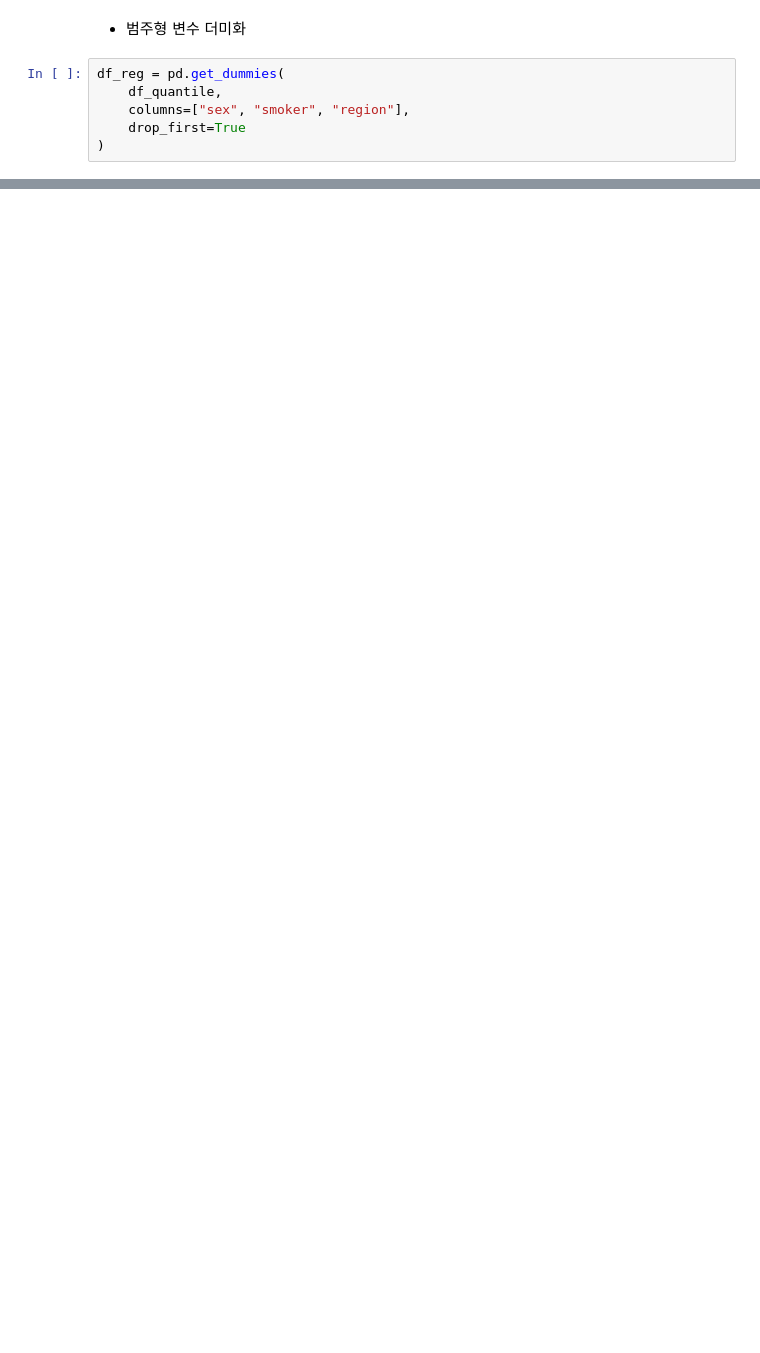
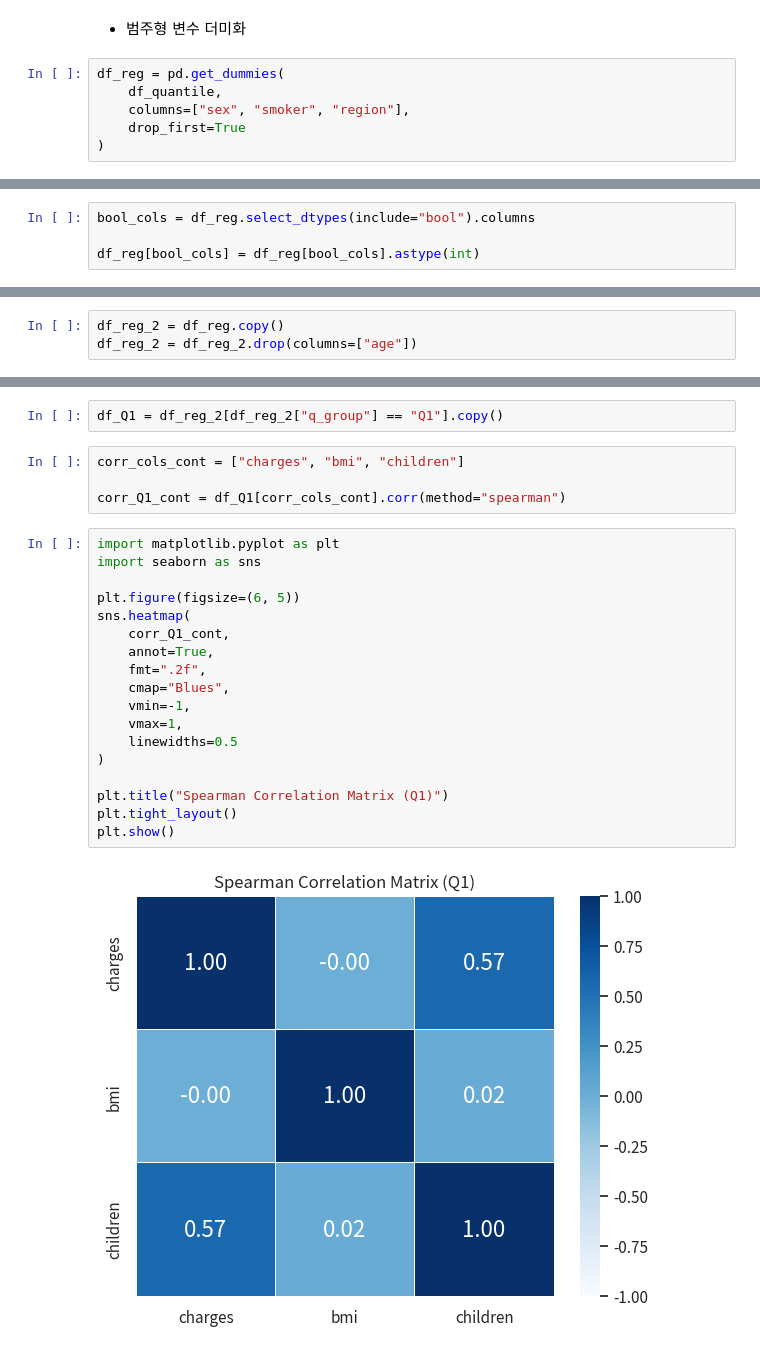
Before and after one commit to BoheeJeong/data_analysis_basic, a Jupyter notebook: 00 캡스톤/조별과제/Insurance 캡스톤 _ 정보희 (추가 미션 진행 260114).ipynb, the cells around one changed output, grey strips where cells are left out. Cells and saved outputs as stored; diff of their text form; blank space fills up the shorter version.

```diff
--- a/00 캡스톤/조별과제/Insurance 캡스톤 _ 정보희 (추가 미션 진행 260114).ipynb
+++ b/00 캡스톤/조별과제/Insurance 캡스톤 _ 정보희 (추가 미션 진행 260114).ipynb
@@ -2836,0 +2890,4 @@ df_reg = pd.get_dummies(
+# %%
+bool_cols = df_reg.select_dtypes(include="bool").columns
+
+df_reg[bool_cols] = df_reg[bool_cols].astype(int)
@@ -2836,0 +2912,3 @@ df_reg = pd.get_dummies(
+# %%
+df_reg_2 = df_reg.copy()
+df_reg_2 = df_reg_2.drop(columns=["age"])
@@ -2836,0 +2918,26 @@ df_reg = pd.get_dummies(
+# %%
+df_Q1 = df_reg_2[df_reg_2["q_group"] == "Q1"].copy()
+# %%
+corr_cols_cont = ["charges", "bmi", "children"]
+
+corr_Q1_cont = df_Q1[corr_cols_cont].corr(method="spearman")
+# %%
+import matplotlib.pyplot as plt
+import seaborn as sns
+
+plt.figure(figsize=(6, 5))
+sns.heatmap(
+    corr_Q1_cont,
+    annot=True,
+    fmt=".2f",
+    cmap="Blues",
+    vmin=-1,
+    vmax=1,
+    linewidths=0.5
+)
+
+plt.title("Spearman Correlation Matrix (Q1)")
+plt.tight_layout()
+plt.show()
+# %% [output]
+[figure, added]
```
Also changed, not shown: parts of 24 cells of this notebook, 3 other files.
